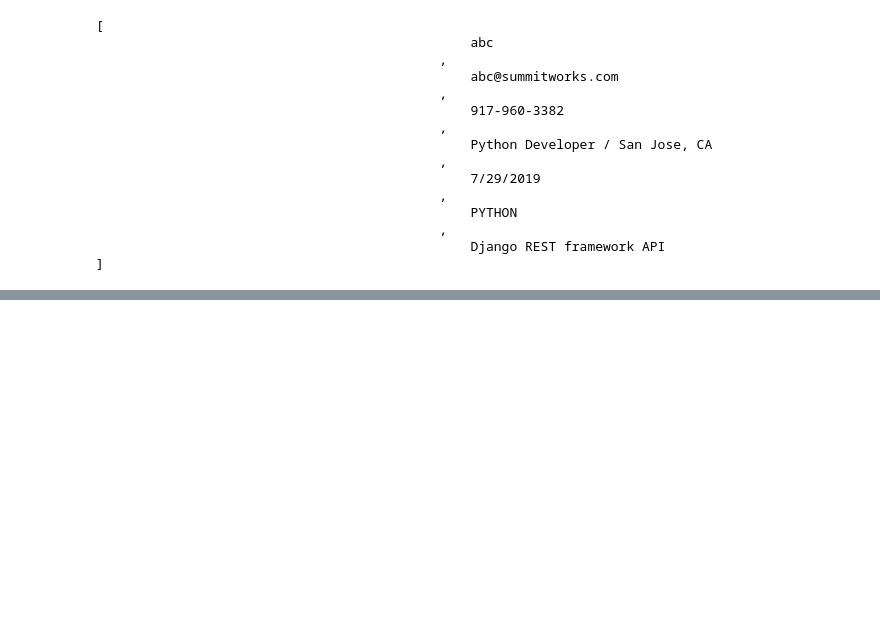
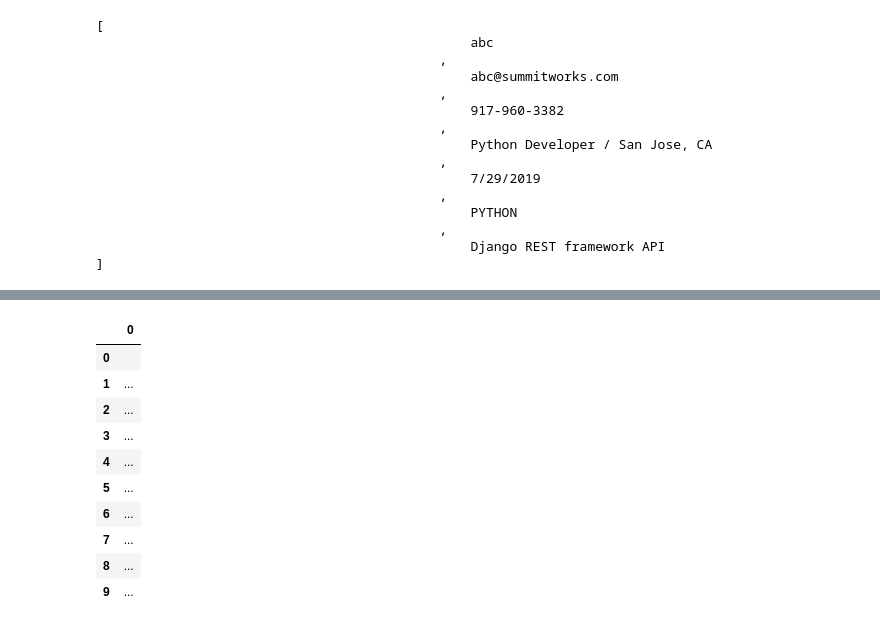
Before and after one commit to jhuang292/summitworks_web_scraping, a Jupyter notebook: Untitled.ipynb, the cells around one changed output, grey strips where cells are left out. Saved outputs shown, nothing was run; the diff lists cells and outputs as text; code cells hidden in the pictures; blank space fills up the shorter version.

```diff
--- a/Untitled.ipynb
+++ b/Untitled.ipynb
@@ -178,0 +190,15 @@ pd.DataFrame(list_rows)
+# %%
+df1 = df[0].str.split(',', expand=True)
+df1.head(10)
+# %% [output]
+|  | 0 |
+| 0 |  |
+| 1 | ... |
+| 2 | ... |
+| 3 | ... |
+| 4 | ... |
+| 5 | ... |
+| 6 | ... |
+| 7 | ... |
+| 8 | ... |
+| 9 | ... |
```
Also changed, not shown: parts of 12 cells of this notebook.
